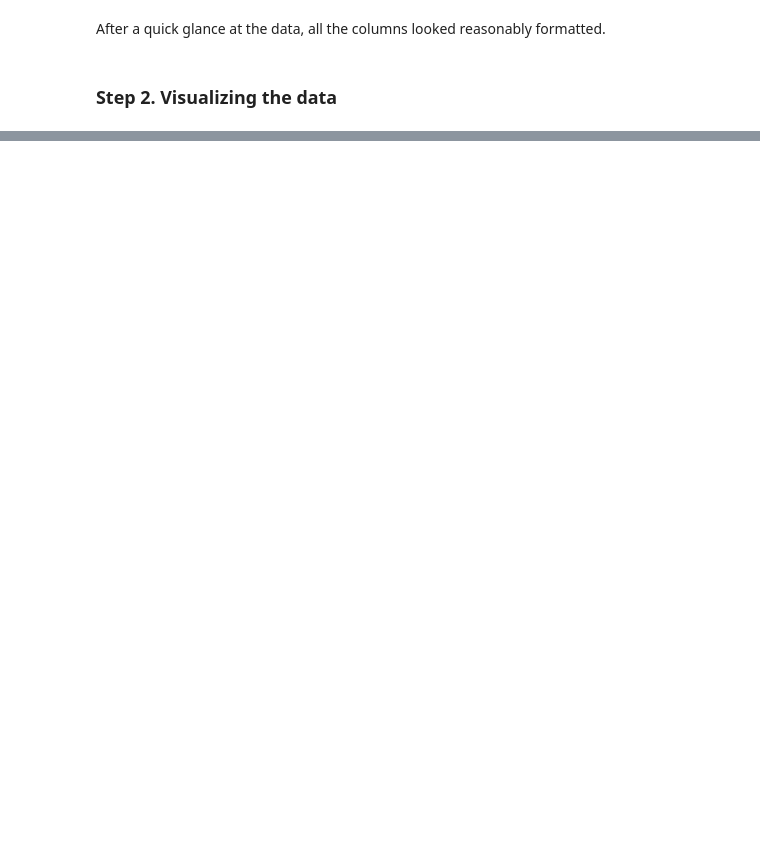
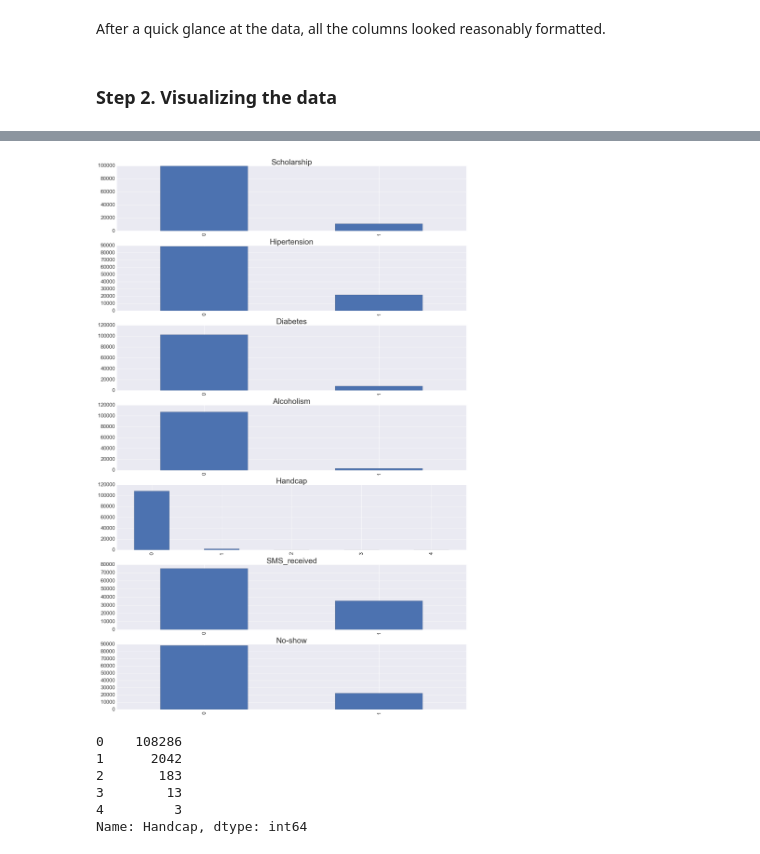
Before and after one commit to alexanderdamiani/Python_Tutorial, a Jupyter notebook: Lesson_3/Python_Tutorial_3.ipynb, the cells around one changed output, grey strips where cells are left out. Saved outputs shown, nothing was run; the diff lists cells and outputs as text; code cells hidden in the pictures; blank space fills up the shorter version.

Commit message:
Added bar plots of the categorical variables

```diff
--- a/Lesson_3/Python_Tutorial_3.ipynb
+++ b/Lesson_3/Python_Tutorial_3.ipynb
@@ -115,0 +119,21 @@ df.shape
+# %%
+cols = ['Scholarship', 'Hipertension', 'Diabetes', 'Alcoholism', 'Handcap', 'SMS_received', 'No-show']
+fig, ax = plt.subplots(7, figsize=(20, 30))
+
+for i, col in enumerate(cols):
+    df[col].value_counts().plot(kind='bar', subplots=True, ax=ax[i])
+    ax[i].set_title(col,fontsize= 30)
+    ax[i].tick_params(labelsize=20)
+
+plt.tight_layout()
+# %% [output]
+[figure, added]
+# %%
+df['Handcap'].value_counts()
+# %% [output]
+0    108286
+1      2042
+2       183
+3        13
+4         3
+Name: Handcap, dtype: int64
```
Also changed, not shown: parts of 2 cells of this notebook.
